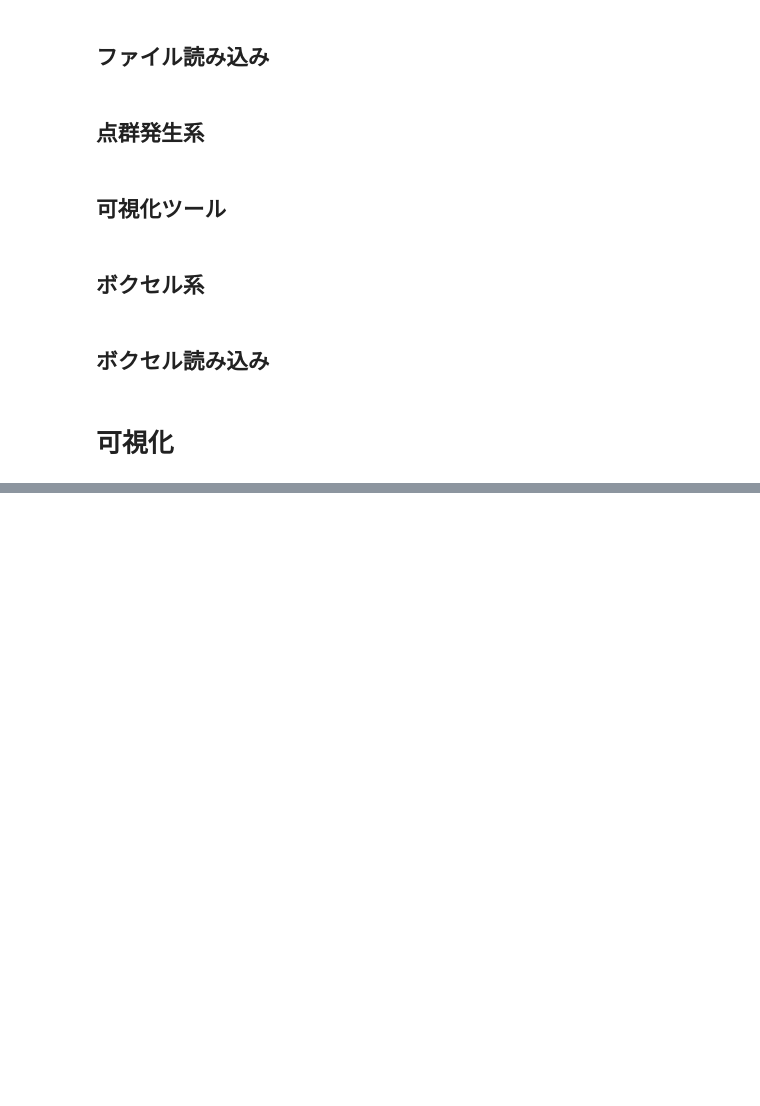
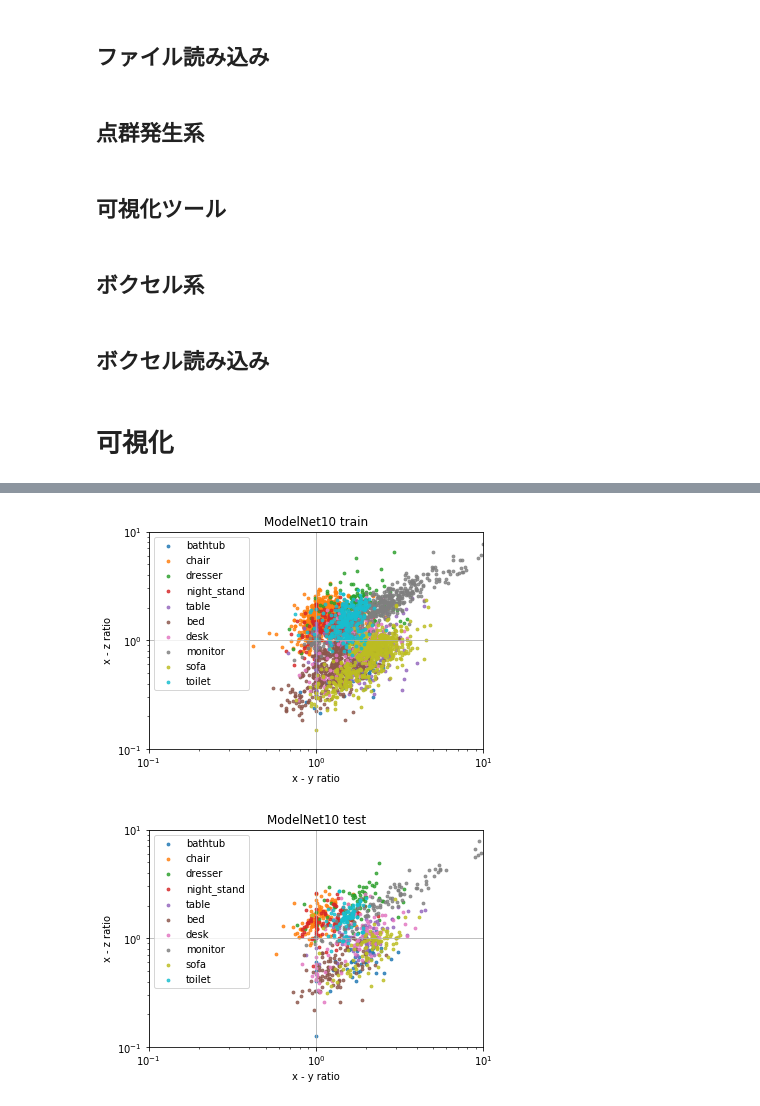
Before and after one commit to tacky0612/classification3dmodel, a Jupyter notebook: viz.ipynb, the cells around one changed output, grey strips where cells are left out. Drawn from its saved outputs; the diff is of its cells as text; code cells hidden in the pictures; blank space fills up the shorter version.

```diff
--- a/viz.ipynb
+++ b/viz.ipynb
@@ -32,5 +23,13 @@ optimizer = config.OPTIMIZER
 # %%
 train_or_test = ["train","test"]
+# %%
+#読み込み，書き込み用ディレクトリ
+data_dir = config.DATA_DIR
+vox_dir = config.VOX_DIR
+fig_dir =  config.FIG_DIR
+dist_dir = config.DIST_DIR
+weights_dir = config.WEIGHTS_DIR
+model_dir = config.MODEL_DIR
 # %% [markdown]
 # 関数
 # %% [markdown]
@@ -340,3 +339,37 @@ print("shape is {}".format(test_vox.shape))
 [figure]
 [figure]
 shape is (1, 32, 32, 32, 1)
+# %%
+for t in train_or_test:
+    fig = plt.figure()
+    ax = fig.add_subplot(1,1,1)
+    for cl in class_name:
+        directory = dist_dir + cl + t + ".npy"
+        xyz = np.load(directory)
+        x = xyz[:,0]
+        y = xyz[:,1]
+        z = xyz[:,2]
+        xy_ratio = y / x
+        xz_ratio = z / x
+        ax.scatter(xy_ratio , xz_ratio, label=cl, s= 8, alpha=0.8)
+
+
+    ax.set_title(dataset + " " + t)
+    ax.set_xlabel('x - y ratio')
+    ax.set_ylabel('x - z ratio')
+#     plt.xlim([0.025,40])
+#     plt.ylim([0.025,40])
+    plt.xlim([0.1,10])
+    plt.ylim([0.1,10])
+    plt.xscale("log")
+    plt.yscale("log")
+
+
+    ax.grid(True)
+
+    ax.legend(loc='upper left')
+    fig.savefig(fig_dir + t + "_asp.svg")
+    fig.show()
+# %% [output]
+[figure, added]
+[figure, added]
```
Also changed, not shown: parts of 4 cells of this notebook, 3 other files.
